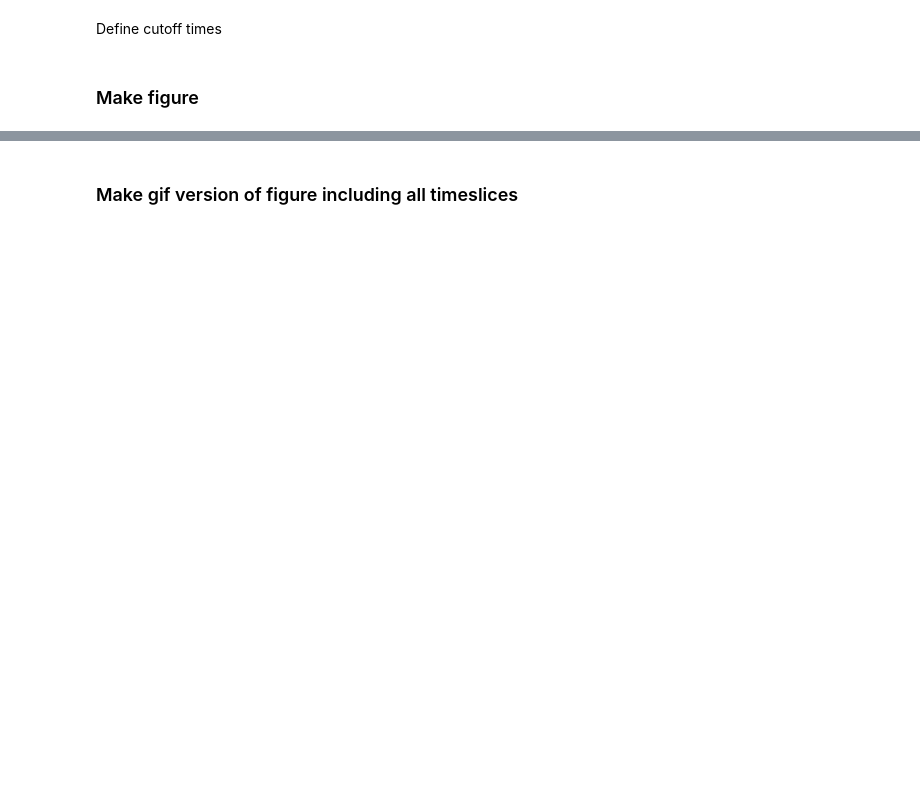
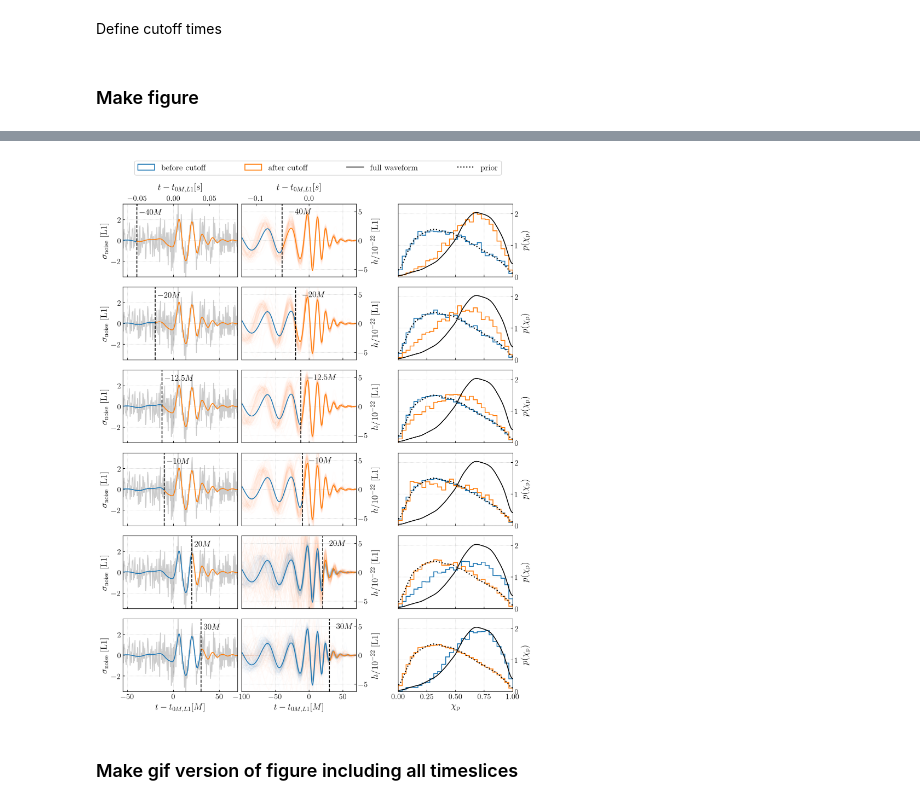
Before and after one commit to simonajmiller/gw190521-timedomain-release, a Jupyter notebook: figures/figure_01.ipynb, the cells around one changed output, grey strips where cells are left out. Saved outputs shown, nothing was run; the diff lists cells and outputs as text; code cells hidden in the pictures; blank space fills up the shorter version.

Commit message:
update figure notebooks

```diff
--- a/figures/figure_01.ipynb
+++ b/figures/figure_01.ipynb
@@ -18,8 +18,7 @@ from matplotlib import style
 
 style.use('plotting.mplstyle')
 
-plt.rc('text', usetex=True)
-matplotlin.rcParams['text.latex.preamble'] = "" ## TODO: get this to work with LaTeX
+from helper_functions import *
 # %% [markdown]
 ### Load in data: posteriors
 # %% [markdown]
@@ -122,4 +63,3 @@ Load in max likelihood LVK reconstruction
 # %%
-LVC_maxL_strain_wh =  np.load(root+'LVC_maxL_strain_whitened.npy', allow_pickle=True).item()
-LVC_maxL_strain =  np.load(root+'LVC_maxL_strain.npy', allow_pickle=True).item()
-time_dict =  np.load(root+'time_dict.npy', allow_pickle=True).item()
+maxP_maxL_full_data_fname = '050323_gw190521_full_NRSur7dq4_dec8_flow11_fref11_0M_TstartTend_maxP_maxL_wfs.npy'
+maxP_maxL_full_dict = np.load(data_dir+maxP_maxL_full_data_fname,allow_pickle=True).item()
@@ -126,3 +68,5 @@ time_dict =  np.load(root+'time_dict.npy', allow_pickle=True).item()
+# %%
+reconstruction_dict = np.load(data_dir+"waveform_reconstructions_L1.npy",allow_pickle=True).item()
 # %% [markdown]
 Define cutoff times
 # %%
@@ -144,19 +88,21 @@ for ifo in ['H1', 'L1', 'V1']:
     t_delay = lal.TimeDelayFromEarthCenter(lal.cached_detector_by_prefix[ifo].location, ra, dec, t0_0M_geo)
     t0_0M_dict[ifo] = t0_0M_geo + t_delay
 
-# Transform L1 into units of M
-L1_LVC_maxL_strain = LVC_maxL_strain['L1']
-L1_LVC_maxL_strain_wh = LVC_maxL_strain_wh['L1']
-L1_maxL_times_M = (time_dict['L1'] - t0_0M_dict['L1'])/dt_1M
+# Transform timeseries into into units of M
+L1_maxP_strain = maxP_maxL_full_dict['L1']['h maxP']
+L1_maxP_strain_wh = maxP_maxL_full_dict['L1']['wh maxP']
+L1_maxP_times_M = (maxP_maxL_full_dict['L1']['times'] - t0_0M_dict['L1'])/dt_1M
 
 L1_LVC_strain = data_dict['L1']
 L1_LVC_strain_wh = wh_data_dict['L1']
 L1_times_M = (time_dict_data['L1'] - t0_0M_dict['L1'])/dt_1M
+
+reconstruction_times_M = (reconstruction_dict['time samples']- t0_0M_dict['L1'])/dt_1M
 # %% [markdown]
 ### Make figure
 # %%
 # Define times to plot
-tc_to_plot = ['m40M', 'm20M', 'm12.5M', 'm10M', '15M', '20M', '30M']
+tc_to_plot = ['m40M', 'm20M', 'm12.5M', 'm10M', '20M', '30M']
 n_to_plot = len(tc_to_plot)
 
 # Cast strings to floats
@@ -170,60 +116,76 @@ for tc_str in tc_to_plot:
     tc_floats.append(tc_float)
 
 # Make figure
-fig, axes = plt.subplots(n_to_plot, 3, figsize=(15, 25*n_to_plot/8))
+fig, axes = plt.subplots(n_to_plot, 3, figsize=(15/1.2, 25*n_to_plot/8/1.2))
 
 for j,tc in enumerate(tc_floats):
 
     # Lefthand plots: whitened waveforms with cutoff
+    x_lims_left = [-55, 70]
     if j==0:
         top_ax = axes[j][0].twiny()
         top_ax.plot(L1_times_M*dt_1M, L1_LVC_strain_wh, color='k', alpha=0.2)
-        top_ax.set_xlabel(r'$t-t_{0M, L1} [s] $', fontsize=15)
-        top_ax.set_xlim(-55*dt_1M, 70*dt_1M)
+        top_ax.set_xlabel(r'$t-t_{0M, L1} [s] $', fontsize=16, labelpad=10)
+        top_ax.set_xlim(x_lims_left[0]*dt_1M, x_lims_left[1]*dt_1M)
         top_ax.grid(visible=False)
+        top_ax.set_zorder(axes[j][0].get_zorder()-1) # make this under what will be plotted after
+        axes[j][0].patch.set_visible(False)
     else:
         axes[j][0].plot(L1_times_M, L1_LVC_strain_wh, color='k', alpha=0.2)
-    axes[j][0].plot(L1_maxL_times_M[L1_maxL_times_M<tc], L1_LVC_maxL_strain_wh[L1_maxL_times_M<tc], color='C0')
-    axes[j][0].plot(L1_maxL_times_M[L1_maxL_times_M>tc], L1_LVC_maxL_strain_wh[L1_maxL_times_M>tc], color='C1')
+    axes[j][0].plot(L1_maxP_times_M[L1_maxP_times_M<tc], L1_maxP_strain_wh[L1_maxP_times_M<tc], color='C0')
+    axes[j][0].plot(L1_maxP_times_M[L1_maxP_times_M>tc], L1_maxP_strain_wh[L1_maxP_times_M>tc], color='C1')
     axes[j][0].axvline(tc, ls='--', color='k')
 
     tc_str = tc_to_plot[j]
     lbl = tc_str.replace('m', '-') if tc_str[0]=='m' else tc_str
-    axes[j][0].text(tc+1, 2.5, f'${lbl}$', color='k', fontsize=15)
+    axes[j][0].text(tc+3, 2.5, f'${lbl}$', color='k', fontsize=15)
 
     if j!=n_to_plot-1:
         axes[j][0].set_xticklabels([])
     else:
-        axes[j][0].set_xlabel(r'$t-t_{0M, L1} [M]$', fontsize=15)
-    axes[j][0].set_ylabel(r'$\sigma_\mathrm{noise}$ [L1]', fontsize=15)
+        axes[j][0].set_xlabel(r'$t-t_{0M, L1} [M]$', fontsize=16)
+    axes[j][0].set_ylabel(r'$\sigma_\mathrm{noise}$ [L1]', fontsize=16)
     axes[j][0].grid(color='silver', ls=':', alpha=0.7)
-    axes[j][0].set_xlim(-55, 70)
+    axes[j][0].set_xlim(*x_lims_left)
     axes[j][0].set_ylim(-3.5, 3.5)
 
 
     # Middle plots: colored waveforms with cutoff
-
+    x_lims_center = [-100, 70]
     if j==0:
         top_ax = axes[j][1].twiny()
-        top_ax.plot(L1_maxL_times_M[L1_maxL_times_M<tc]*dt_1M, L1_LVC_maxL_strain[L1_maxL_times_M<tc]/(1e-22), color='C0')
-        top_ax.set_xlabel(r'$t-t_{0M, L1} [s] $', fontsize=15)
-        top_ax.set_xlim(-200*dt_1M, 90*dt_1M)
+        top_ax.plot(L1_maxP_times_M[L1_maxP_times_M<tc]*dt_1M, L1_maxP_strain[L1_maxP_times_M<tc]/(1e-22), color='C0')
+        top_ax.set_xlabel(r'$t-t_{0M, L1} [s] $', fontsize=16, labelpad=10)
+        top_ax.set_xlim(x_lims_center[0]*dt_1M, x_lims_center[1]*dt_1M)
         top_ax.grid(visible=False)
     else:
-        axes[j][1].plot(L1_maxL_times_M[L1_maxL_times_M<tc], L1_LVC_maxL_strain[L1_maxL_times_M<tc]/(1e-22), color='C0')
-    axes[j][1].plot(L1_maxL_times_M[L1_maxL_times_M>tc], L1_LVC_maxL_strain[L1_maxL_times_M>tc]/(1e-22), color='C1')
+        axes[j][1].plot(L1_maxP_times_M[L1_maxP_times_M<tc], L1_maxP_strain[L1_maxP_times_M<tc]/(1e-22), color='C0')
+    axes[j][1].plot(L1_maxP_times_M[L1_maxP_times_M>tc], L1_maxP_strain[L1_maxP_times_M>tc]/(1e-22), color='C1')
     axes[j][1].axvline(tc, ls='--', color='k')
-
 
     if j!=n_to_plot-1:
         axes[j][1].set_xticklabels([])
     else:
-        axes[j][1].set_xlabel(r'$t-t_{0M, L1} [M]$', fontsize=15)
-    axes[j][1].set_ylabel(r'$h/10^{-22}$ [L1]', fontsize=15)
+        axes[j][1].set_xlabel(r'$t-t_{0M, L1} [M]$', fontsize=16)
+
+    # Plot reconstructions from after cutoff
+    reconstructions = np.asarray(reconstruction_dict[f'rd {tc_str}']['h'])
+    idxs_to_plot = np.random.choice(reconstructions.shape[0], size=100)
+    axes[j][1].plot(reconstruction_times_M, np.transpose(reconstructions[idxs_to_plot,:])/(1e-22),
+                    color='C1', alpha=0.01, zorder=0)
+
+    # and before cutoff if desired
+    if tc>0:
+        reconstructions = np.asarray(reconstruction_dict[f'insp {tc_str}']['h'])
+        idxs_to_plot = np.random.choice(reconstructions.shape[0], size=100)
+        axes[j][1].plot(reconstruction_times_M, np.transpose(reconstructions[idxs_to_plot,:])/(1e-22),
+                        color='C0', alpha=0.01, zorder=0)
+
+    axes[j][1].set_ylabel(r'$h/10^{-22}$ [L1]', fontsize=16)
     axes[j][1].grid(color='silver', ls=':', alpha=0.7)
-    axes[j][1].set_xlim(-200, 90)
-    axes[j][1].set_ylim(-5.2, 5.2)
-    axes[j][1].text(tc+1, 4, f'${lbl}$', color='k', fontsize=15)
+    axes[j][1].set_xlim(*x_lims_center)
+    axes[j][1].set_ylim(-6.3, 6.3)
+    axes[j][1].text(tc+10, 4.6, f'${lbl}$', color='k', fontsize=15)
 
     axes[j][1].yaxis.set_label_position("right")
     axes[j][1].yaxis.tick_right()
@@ -258,12 +220,12 @@ for j,tc in enumerate(tc_floats):
     axes[j][2].plot(chip_grid, chip_prior_kde_on_grid, color='k', ls=':', lw=2, label='prior')
 
     axes[j][2].yaxis.set_label_position("right")
-    axes[j][2].set_ylabel(r'$p(\chi_\mathrm{p})$', fontsize=15)
+    axes[j][2].set_ylabel(r'$p(\chi_\mathrm{p})$', fontsize=16)
     axes[j][2].yaxis.tick_right()
     if j!=n_to_plot-1:
         axes[j][2].set_xticklabels([])
     else:
-        axes[j][2].set_xlabel(r'$\chi_\mathrm{p}$', fontsize=15)
+        axes[j][2].set_xlabel(r'$\chi_\mathrm{p}$', fontsize=16)
     axes[j][2].set_xlim(0,1)
     axes[j][2].set_ylim(0,2.3)
     axes[j][2].grid(color='silver', ls=':', alpha=0.7)
@@ -271,9 +233,10 @@ for j,tc in enumerate(tc_floats):
 for ax in axes:
     for a in ax:
         x0, y0, x1, y1 = a.get_position().bounds
-        a.set_position([x0, y0, x1, y1+0.03/n_to_plot])
+        a.set_position([x0, y0, x1, y1+0.035/n_to_plot])
 
-axes[0][2].legend(fontsize=13, bbox_to_anchor=(1.2, 1.05))
+axes[0][2].legend(bbox_to_anchor=(-2.3, 1.4, 3.2, .102), loc='lower left',
+                      ncols=4, mode="expand", borderaxespad=0., frameon=True, fontsize=15)
 
 plt.savefig('figure_01.pdf', bbox_inches='tight')
 plt.show()
@@ -295,3 +244,4 @@ Here is the full report generated by latex:
+[figure, added]
 # %% [markdown]
 ### Make gif version of figure including all timeslices
 # %%
```
Also changed, not shown: parts of 12 cells of this notebook, 7 other files.
